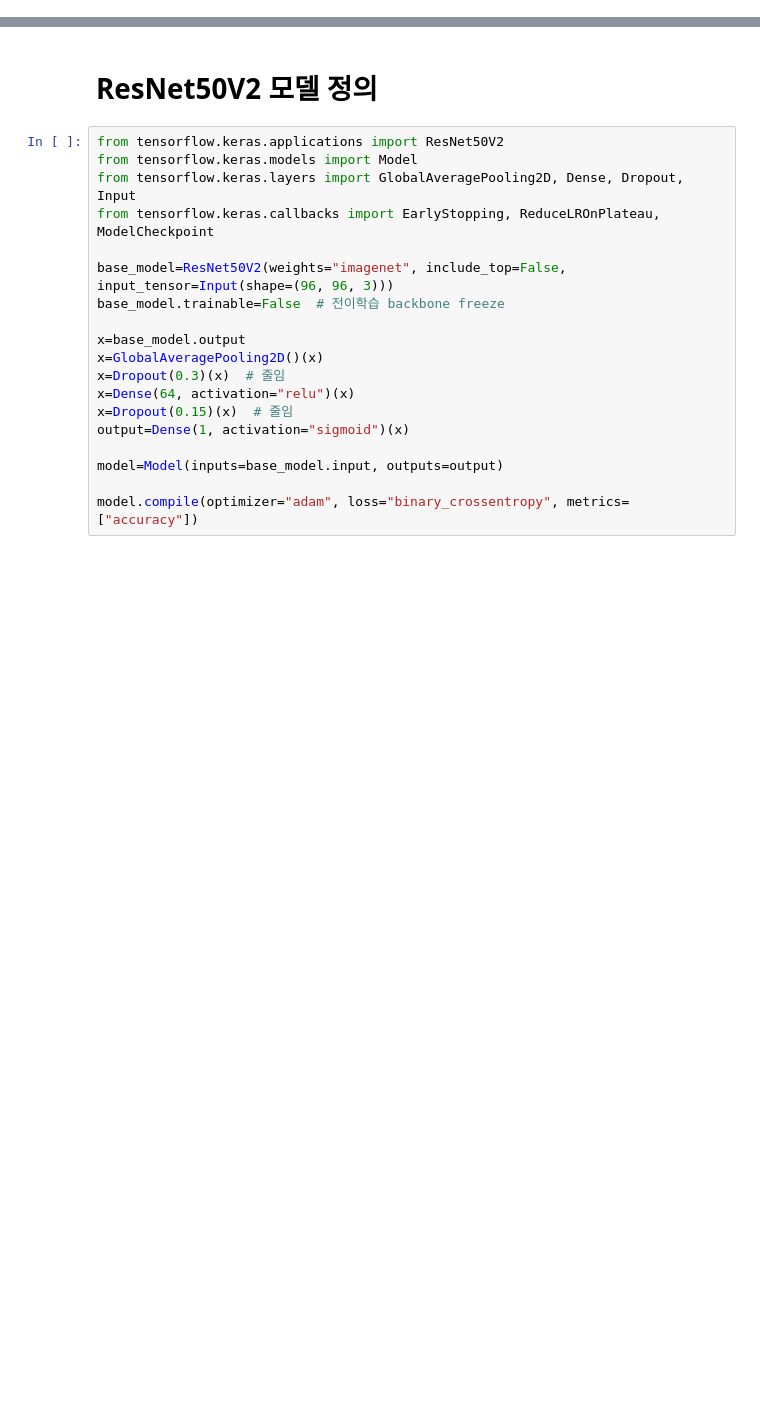
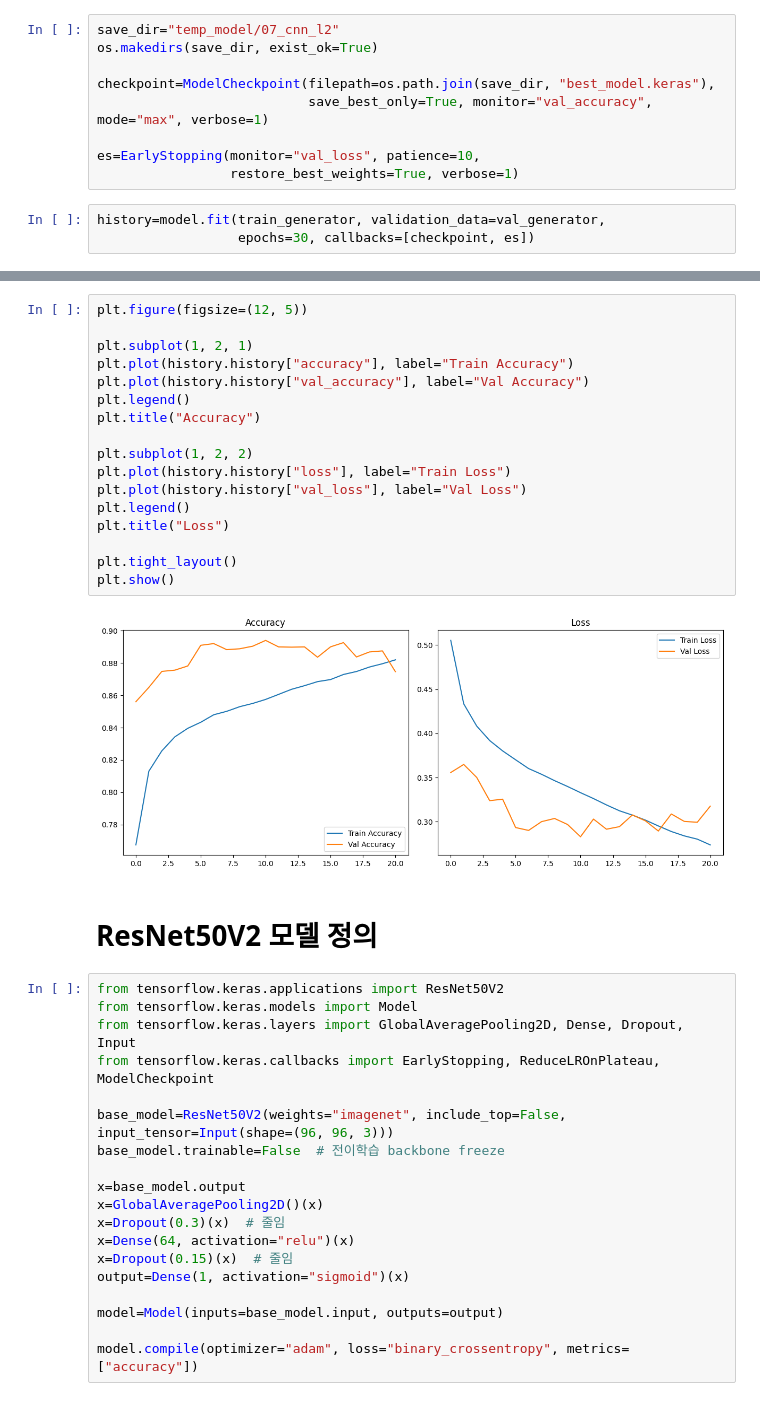
Before and after one commit to itsjulianjeong/CNN_project, a Jupyter notebook: notebooks2/model_training/04_drowsiness_cls.ipynb, the cells around one changed output, grey strips where cells are left out. Drawn from its saved outputs; the diff is of its cells as text; blank space fills up the shorter version.

```diff
--- a/notebooks2/model_training/04_drowsiness_cls.ipynb
+++ b/notebooks2/model_training/04_drowsiness_cls.ipynb
@@ -86,0 +114,12 @@ class_weights: {0: 1.184498562185478, 1: 0.8652308621391344}
+# %%
+save_dir="temp_model/07_cnn_l2"
+os.makedirs(save_dir, exist_ok=True)
+
+checkpoint=ModelCheckpoint(filepath=os.path.join(save_dir, "best_model.keras"),
+                           save_best_only=True, monitor="val_accuracy", mode="max", verbose=1)
+
+es=EarlyStopping(monitor="val_loss", patience=10,
+                 restore_best_weights=True, verbose=1)
+# %%
+history=model.fit(train_generator, validation_data=val_generator,
+                  epochs=30, callbacks=[checkpoint, es])
@@ -87,3 +136,22 @@ class_weights: {0: 1.184498562185478, 1: 0.8652308621391344}
+# %%
+plt.figure(figsize=(12, 5))
+
+plt.subplot(1, 2, 1)
+plt.plot(history.history["accuracy"], label="Train Accuracy")
+plt.plot(history.history["val_accuracy"], label="Val Accuracy")
+plt.legend()
+plt.title("Accuracy")
+
+plt.subplot(1, 2, 2)
+plt.plot(history.history["loss"], label="Train Loss")
+plt.plot(history.history["val_loss"], label="Val Loss")
+plt.legend()
+plt.title("Loss")
+
+plt.tight_layout()
+plt.show()
+# %% [output]
+[figure, added]
 # %% [markdown]
 # ResNet50V2 모델 정의
 # %%
```
Also changed, not shown: parts of 7 cells of this notebook, 1 other file.
